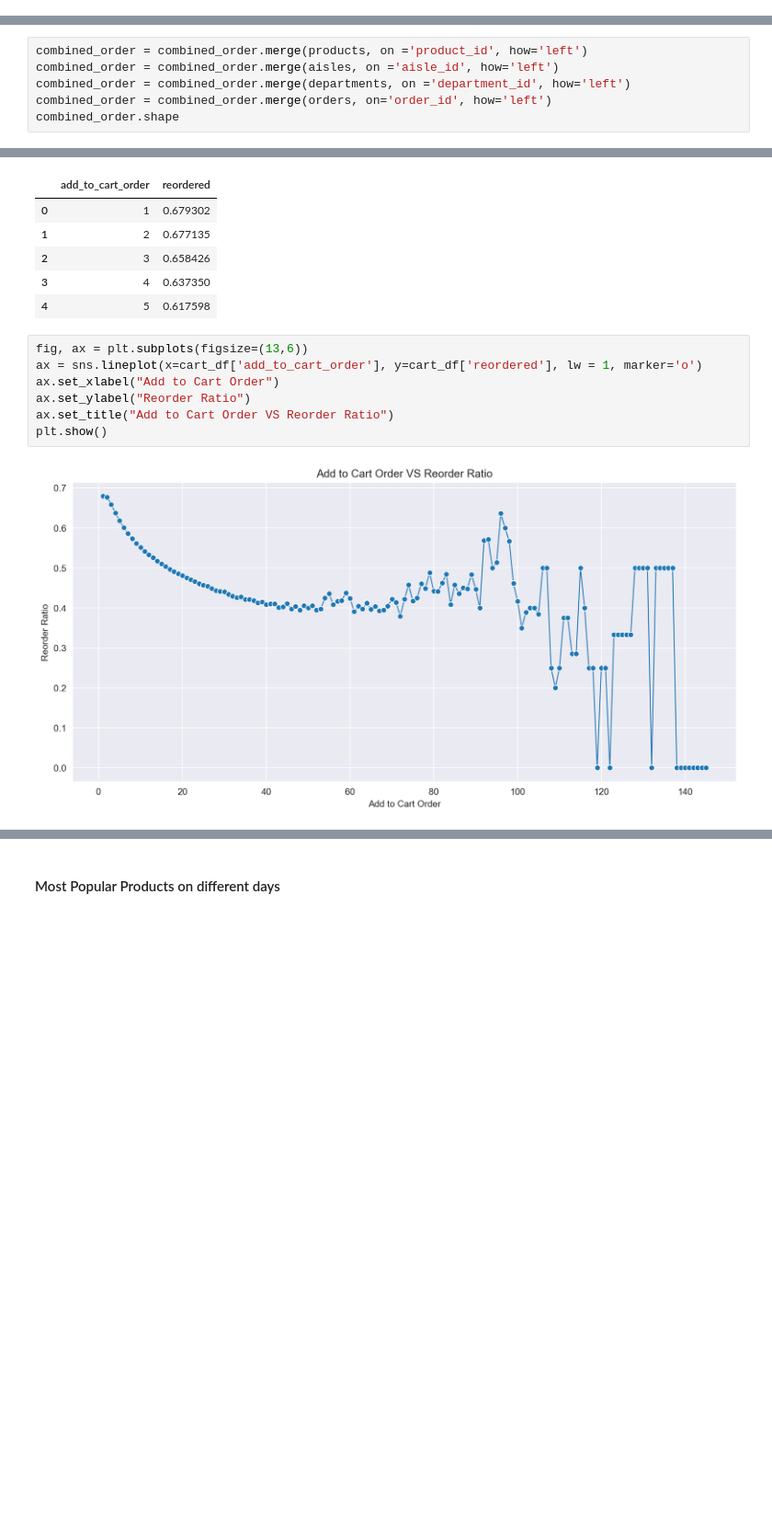
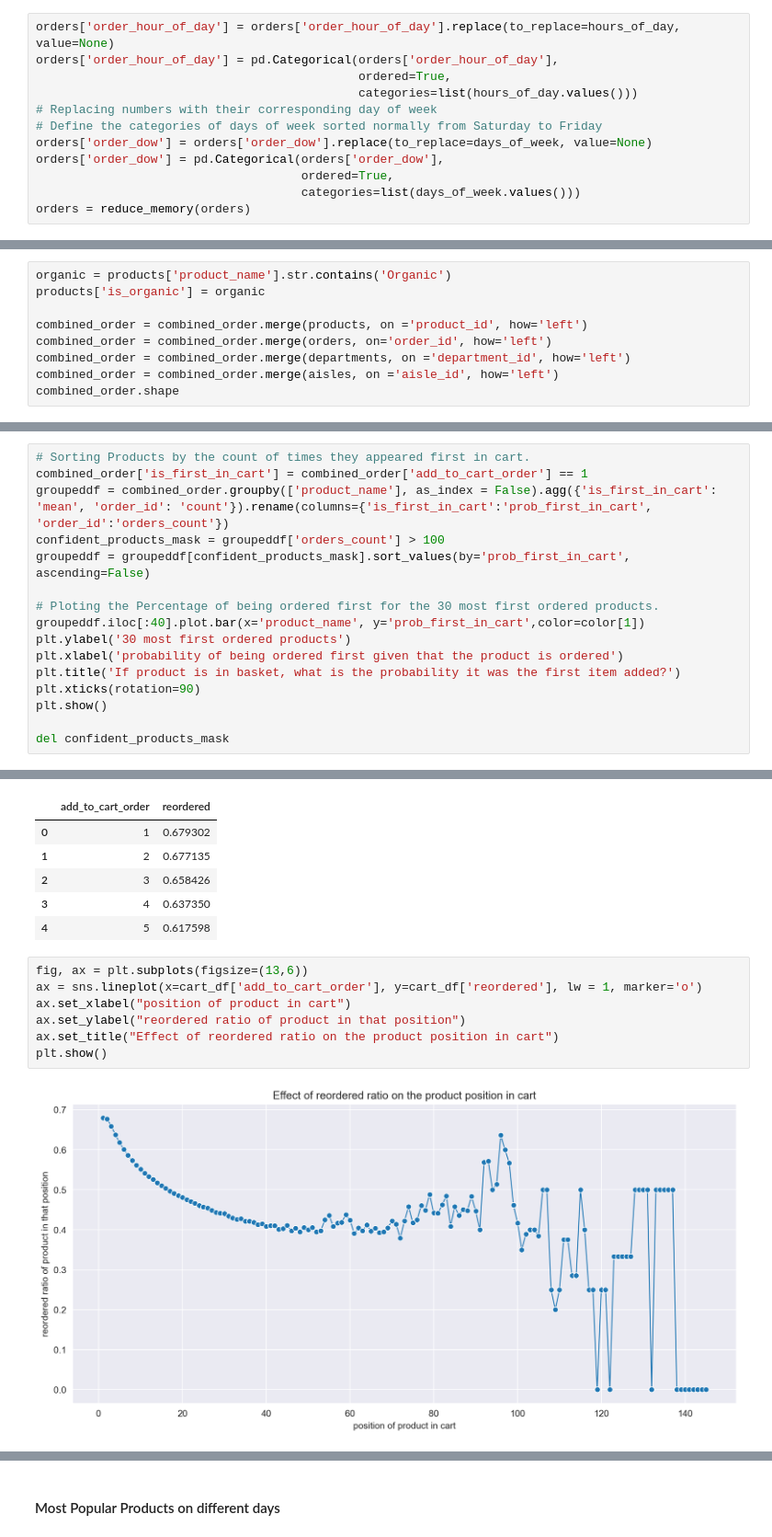
Before and after one commit to aifenaike/Market-Basket-Analysis-InstaCart-Orders, a Jupyter notebook: Exploratory Data Analysis.ipynb, the cells around one changed output, grey strips where cells are left out. Shown at 92% size. Drawn from its saved outputs; the diff is of its cells as text; blank space fills up the shorter version.

```diff
--- a/Exploratory Data Analysis.ipynb
+++ b/Exploratory Data Analysis.ipynb
@@ -29,3 +42,15 @@ orders = read(root,path='orders')
 order_products_prior = read(root,path='order_products__prior')
 order_products_train = read(root,path='order_products__train')
 products = read(root,path="products")
+# %%
+orders['order_hour_of_day'] = orders['order_hour_of_day'].replace(to_replace=hours_of_day, value=None)
+orders['order_hour_of_day'] = pd.Categorical(orders['order_hour_of_day'],
+                                             ordered=True,
+                                             categories=list(hours_of_day.values()))
+# Replacing numbers with their corresponding day of week
+# Define the categories of days of week sorted normally from Saturday to Friday
+orders['order_dow'] = orders['order_dow'].replace(to_replace=days_of_week, value=None)
+orders['order_dow'] = pd.Categorical(orders['order_dow'],
+                                     ordered=True,
+                                     categories=list(days_of_week.values()))
+orders = reduce_memory(orders)
@@ -37,9 +68,12 @@ combined_order.shape
 # %% [output]
 (33819106, 4)
 # %%
+organic = products['product_name'].str.contains('Organic')
+products['is_organic'] = organic
+
 combined_order = combined_order.merge(products, on ='product_id', how='left')
+combined_order = combined_order.merge(orders, on='order_id', how='left')
+combined_order = combined_order.merge(departments, on ='department_id', how='left')
 combined_order = combined_order.merge(aisles, on ='aisle_id', how='left')
-combined_order = combined_order.merge(departments, on ='department_id', how='left')
-combined_order = combined_order.merge(orders, on='order_id', how='left')
 combined_order.shape
 # %% [output]
@@ -316,3 +402,19 @@ plt.show()
 [figure]
 # %% [markdown]
 - Weak positive correlation between reorder percentage and total number of unique customers
+# %%
+# Sorting Products by the count of times they appeared first in cart.
+combined_order['is_first_in_cart'] = combined_order['add_to_cart_order'] == 1
+groupeddf = combined_order.groupby(['product_name'], as_index = False).agg({'is_first_in_cart': 'mean', 'order_id': 'count'}).rename(columns={'is_first_in_cart':'prob_first_in_cart', 'order_id':'orders_count'})
+confident_products_mask = groupeddf['orders_count'] > 100
+groupeddf = groupeddf[confident_products_mask].sort_values(by='prob_first_in_cart', ascending=False)
+
+# Ploting the Percentage of being ordered first for the 30 most first ordered products.
+groupeddf.iloc[:40].plot.bar(x='product_name', y='prob_first_in_cart',color=color[1])
+plt.ylabel('30 most first ordered products')
+plt.xlabel('probability of being ordered first given that the product is ordered')
+plt.title('If product is in basket, what is the probability it was the first item added?')
+plt.xticks(rotation=90)
+plt.show()
+
+del confident_products_mask
@@ -366,9 +541,9 @@ cart_df.head()
 # %%
 fig, ax = plt.subplots(figsize=(13,6))
 ax = sns.lineplot(x=cart_df['add_to_cart_order'], y=cart_df['reordered'], lw = 1, marker='o')
-ax.set_xlabel("Add to Cart Order")
-ax.set_ylabel("Reorder Ratio")
-ax.set_title("Add to Cart Order VS Reorder Ratio")
+ax.set_xlabel("position of product in cart")
+ax.set_ylabel("reordered ratio of product in that position")
+ax.set_title("Effect of reordered ratio on the product position in cart")
 plt.show()
 # %% [output]
-[figure, old version]
+[figure, new version]
```
Also changed, not shown: parts of 27 cells of this notebook.
